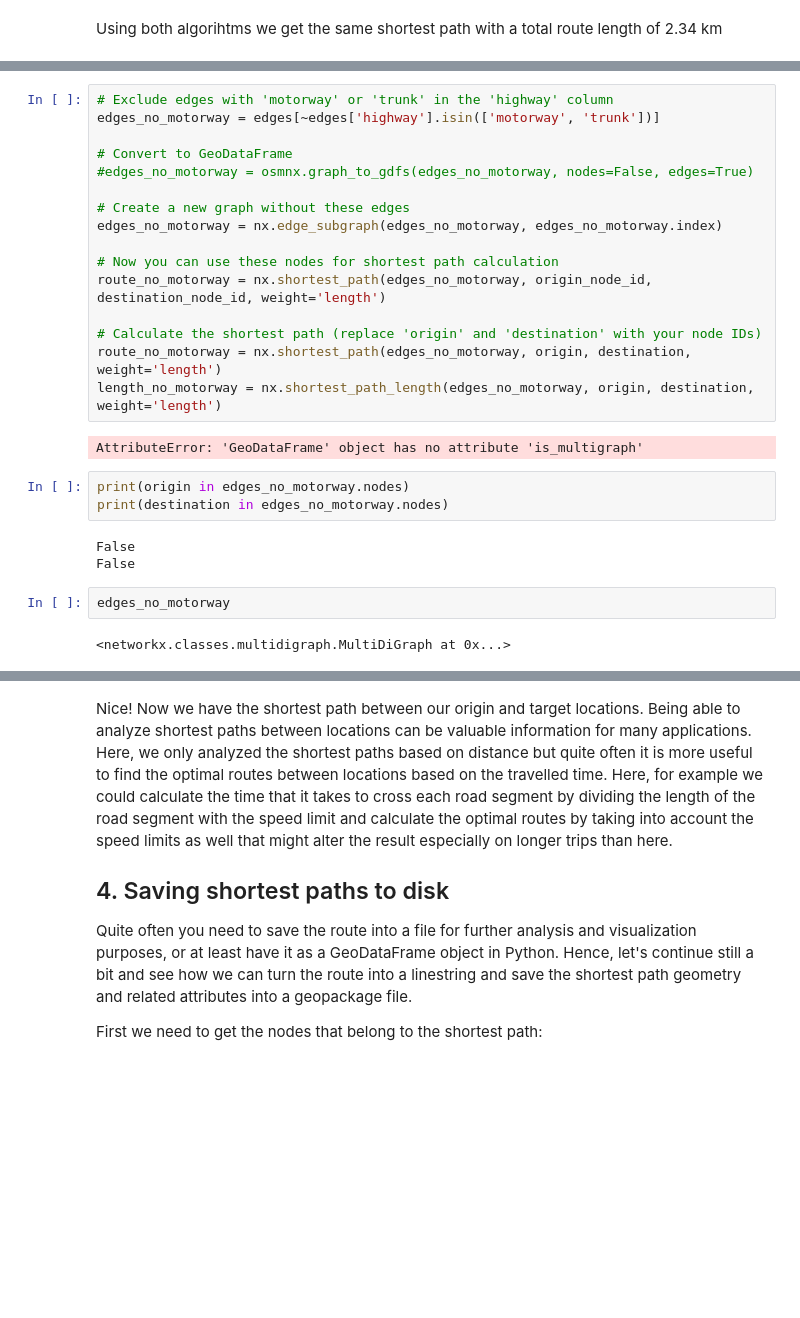
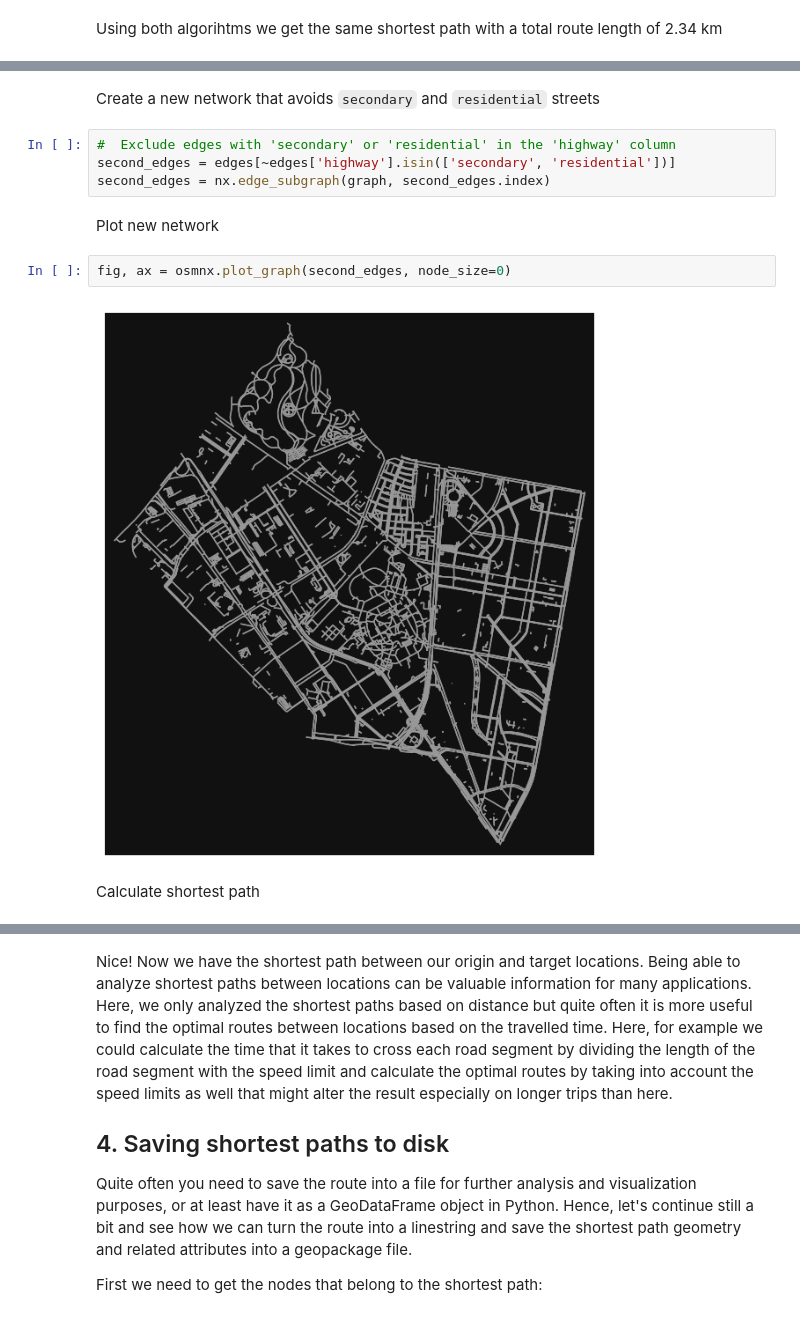
Before and after one commit to aliciaarevalor/network_analysis, a Jupyter notebook: Workshop3_AliciaArevalo.ipynb, the cells around one changed output, grey strips where cells are left out. Drawn from its saved outputs; the diff is of its cells as text; blank space fills up the shorter version.

```diff
--- a/Workshop3_AliciaArevalo.ipynb
+++ b/Workshop3_AliciaArevalo.ipynb
@@ -449,28 +364,14 @@ edges
+# %% [markdown]
+Create a new network that avoids `secondary` and `residential` streets
 # %%
-# Exclude edges with 'motorway' or 'trunk' in the 'highway' column
-edges_no_motorway = edges[~edges['highway'].isin(['motorway', 'trunk'])]
-
-# Convert to GeoDataFrame
-#edges_no_motorway = osmnx.graph_to_gdfs(edges_no_motorway, nodes=False, edges=True)
-
-# Create a new graph without these edges
-edges_no_motorway = nx.edge_subgraph(edges_no_motorway, edges_no_motorway.index)
-
-# Now you can use these nodes for shortest path calculation
-route_no_motorway = nx.shortest_path(edges_no_motorway, origin_node_id, destination_node_id, weight='length')
-
-# Calculate the shortest path (replace 'origin' and 'destination' with your node IDs)
-route_no_motorway = nx.shortest_path(edges_no_motorway, origin, destination, weight='length')
-length_no_motorway = nx.shortest_path_length(edges_no_motorway, origin, destination, weight='length')
+#  Exclude edges with 'secondary' or 'residential' in the 'highway' column
+second_edges = edges[~edges['highway'].isin(['secondary', 'residential'])]
+second_edges = nx.edge_subgraph(graph, second_edges.index)
-# %% [output]
-AttributeError: 'GeoDataFrame' object has no attribute 'is_multigraph'
-# %%
-print(origin in edges_no_motorway.nodes)
-print(destination in edges_no_motorway.nodes)
-# %% [output]
-False
-False
-# %%
-edges_no_motorway
-# %% [output]
-<networkx.classes.multidigraph.MultiDiGraph at 0x...>
+# %% [markdown]
+Plot new network
+# %%
+fig, ax = osmnx.plot_graph(second_edges, node_size=0)
+# %% [output]
+[figure, added]
+# %% [markdown]
+Calculate shortest path
```
Also changed, not shown: parts of 20 cells of this notebook.
